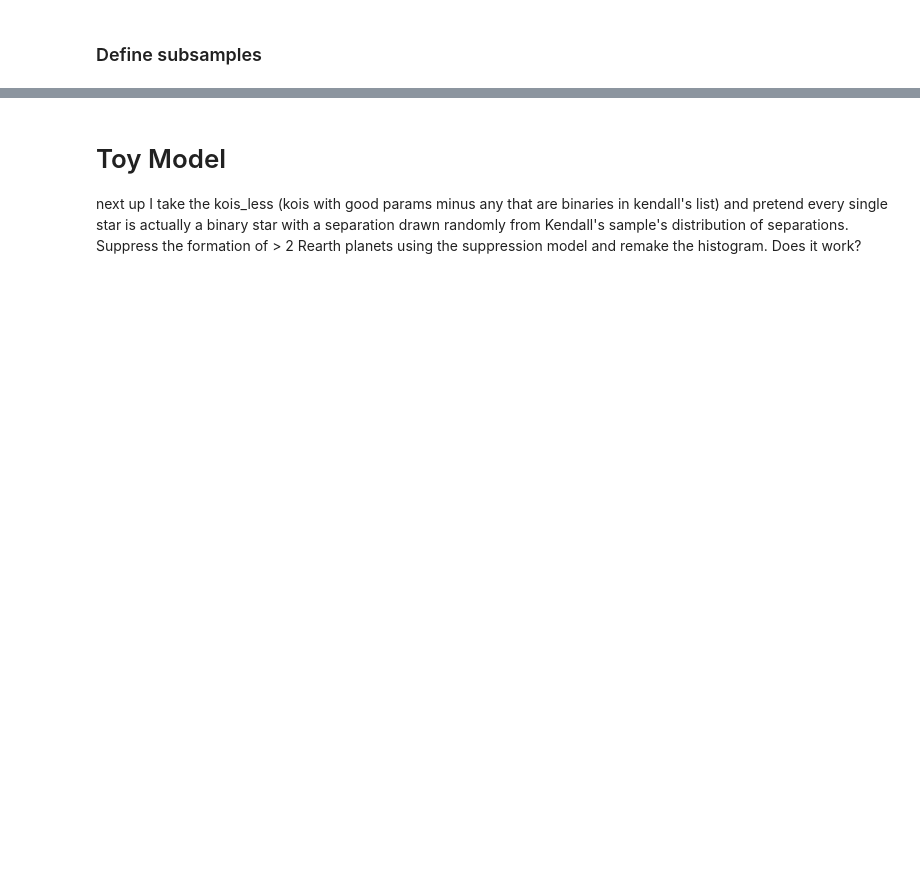
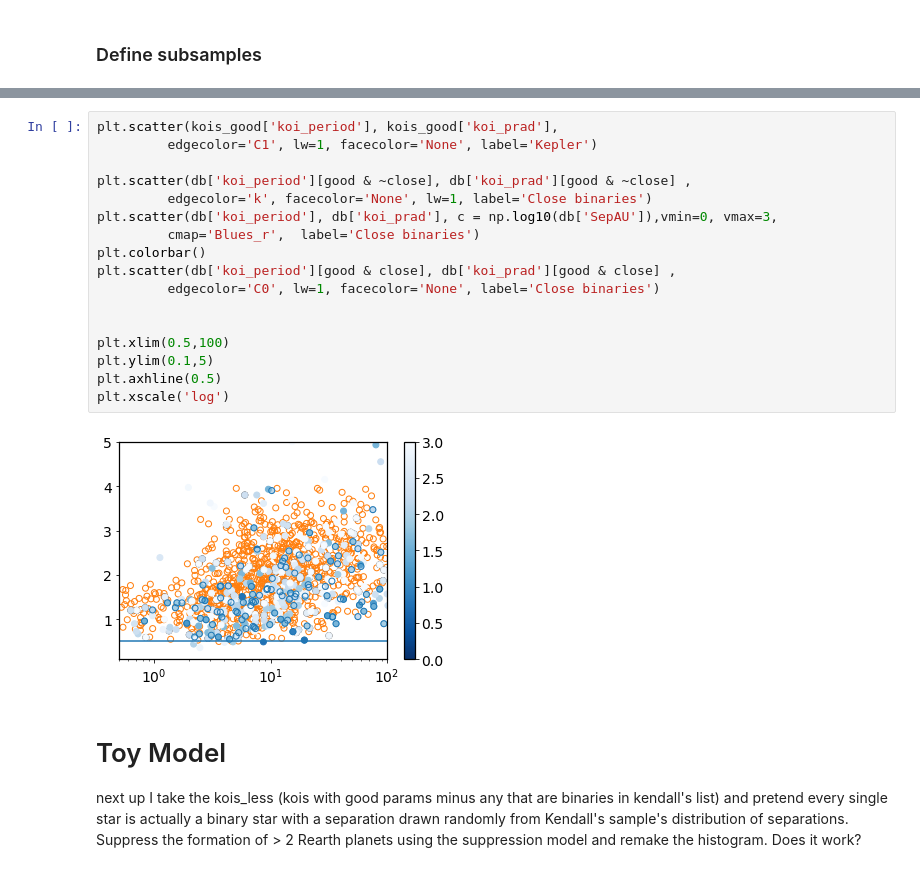
Before and after one commit to ernewton/HWO_calculations, a Jupyter notebook: Sullivan Toy Model -- Analysis.ipynb, the cells around one changed output, grey strips where cells are left out. Drawn from its saved outputs; the diff is of its cells as text; blank space fills up the shorter version.

```diff
--- a/Sullivan Toy Model -- Analysis.ipynb
+++ b/Sullivan Toy Model -- Analysis.ipynb
@@ -87,3 +162,22 @@ kois_good['multiplanet_system?'] = kois_good['KOI'].duplicated(keep=False)
+# %%
+plt.scatter(kois_good['koi_period'], kois_good['koi_prad'],
+         edgecolor='C1', lw=1, facecolor='None', label='Kepler')
+
+plt.scatter(db['koi_period'][good & ~close], db['koi_prad'][good & ~close] ,
+         edgecolor='k', facecolor='None', lw=1, label='Close binaries')
+plt.scatter(db['koi_period'], db['koi_prad'], c = np.log10(db['SepAU']),vmin=0, vmax=3,
+         cmap='Blues_r',  label='Close binaries')
+plt.colorbar()
+plt.scatter(db['koi_period'][good & close], db['koi_prad'][good & close] ,
+         edgecolor='C0', lw=1, facecolor='None', label='Close binaries')
+
+
+plt.xlim(0.5,100)
+plt.ylim(0.1,5)
+plt.axhline(0.5)
+plt.xscale('log')
+# %% [output]
+[figure, added]
 # %% [markdown]
 # Toy Model
 
```
Also changed, not shown: parts of 23 cells of this notebook.
